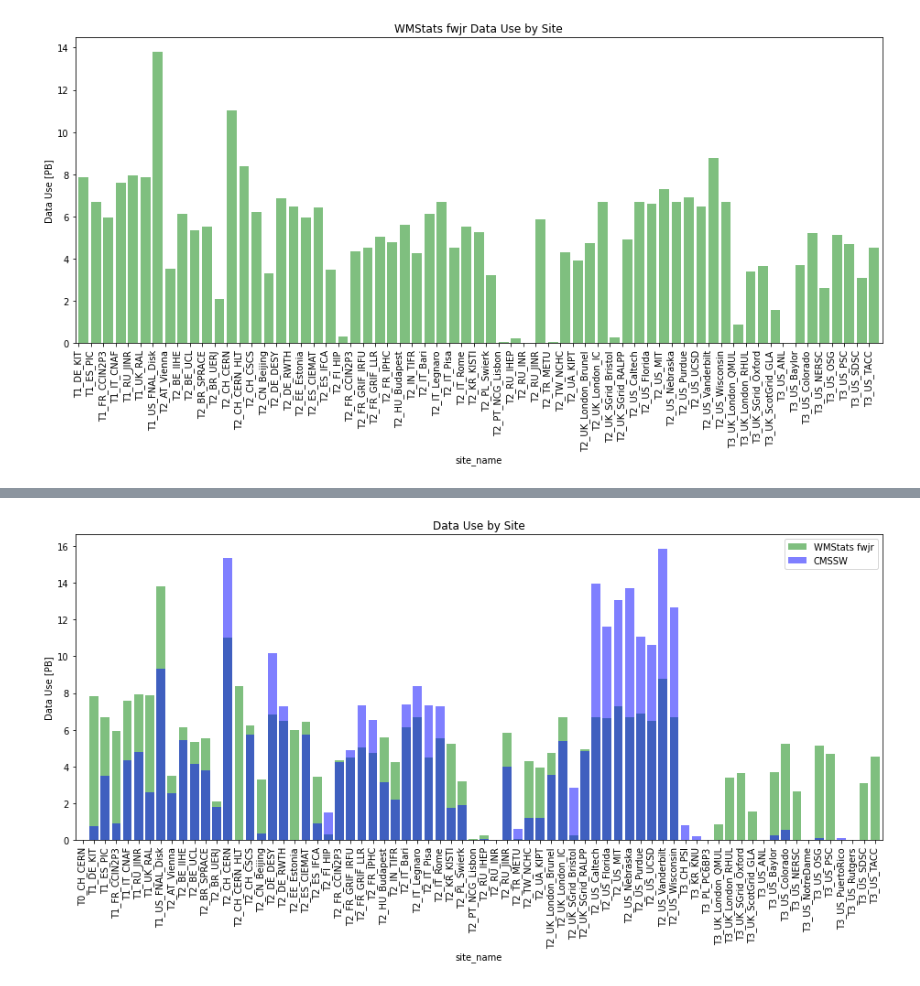
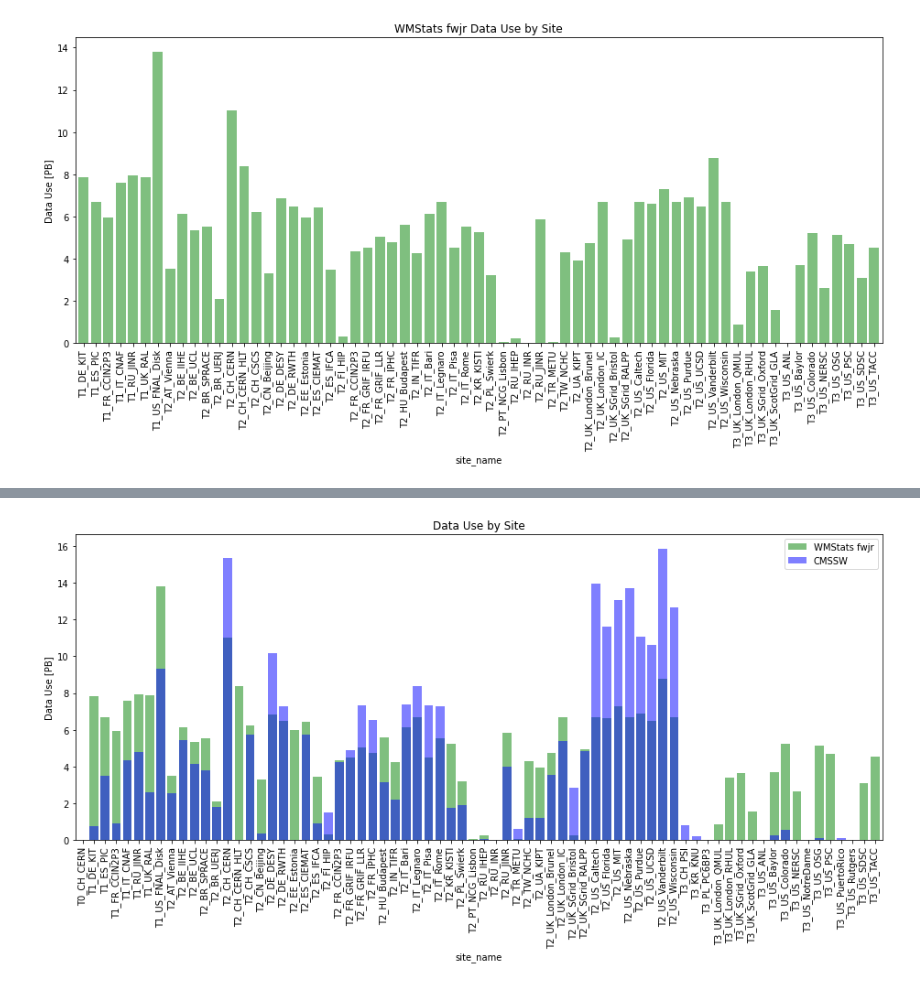
Before and after one commit to emcgrady/cms_data_pop, a Jupyter notebook: bar_graphs.ipynb, the cells around one changed output, grey strips where cells are left out. Saved outputs shown, nothing was run; the diff lists cells and outputs as text; code cells hidden in the pictures.

```diff
--- a/bar_graphs.ipynb
+++ b/bar_graphs.ipynb
@@ -122,17 +136,17 @@ fig.savefig("plots/site_cmssw.pdf")
 # %%
 x = np.arange(len(fwjr_set))
 
 fig, ax = plt.subplots()
 fig.set_figheight(7)
 fig.set_figwidth(13)
-(fwjr_set/1e15).plot.bar(align='edge', width=0.8, label='WMStats fwjr', alpha=0.5, color='green')
+(fwjr_set/1e15).plot.bar(align='center', width=0.8, label='WMStats fwjr', alpha=0.5, color='green')
 
 ax.set_ylabel('Data Use [PB]')
 ax.set_title('WMStats fwjr Data Use by Site')
 ax.set_xticks(x)
 
 fig.tight_layout()
 
 fig.savefig("plots/site_fwjr.pdf")
 # %% [output]
-[figure, old version]
+[figure, new version]
```
Also changed, not shown: parts of 22 cells of this notebook, 3 other files.
